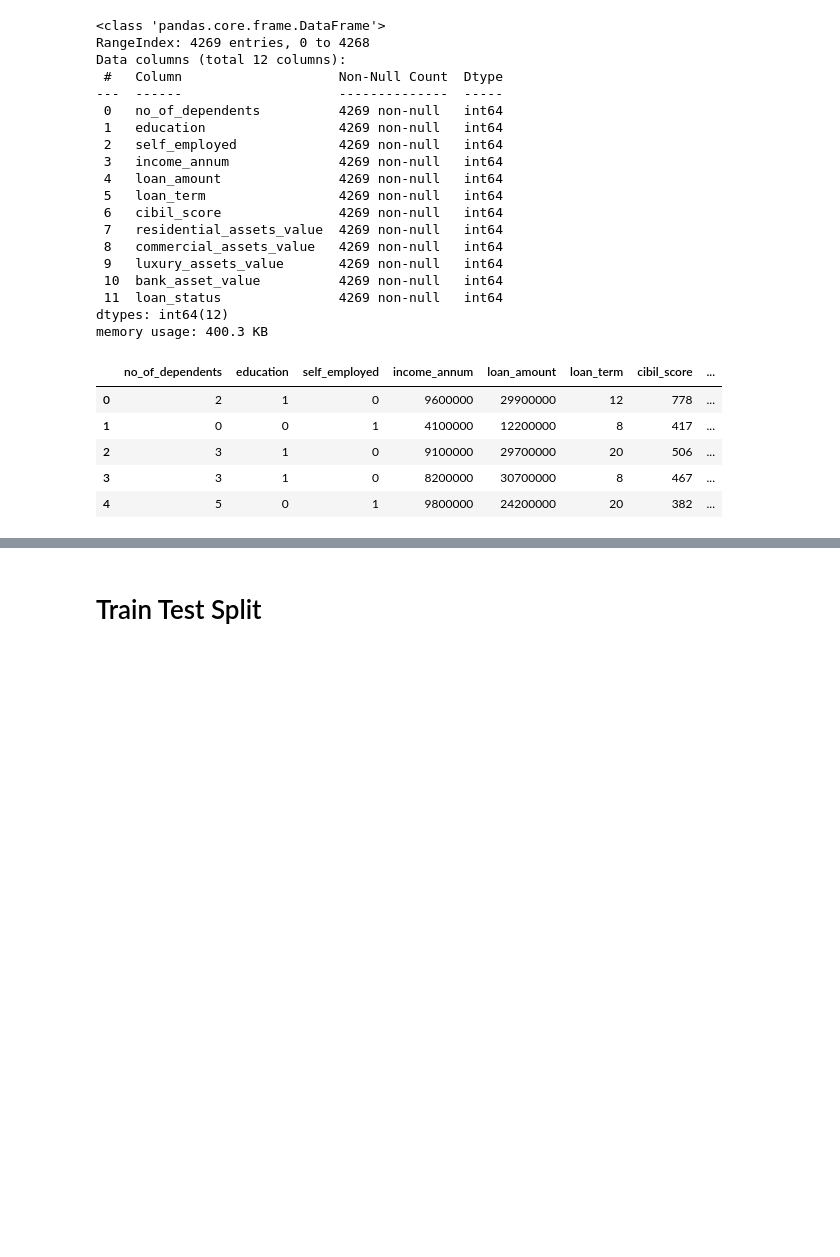
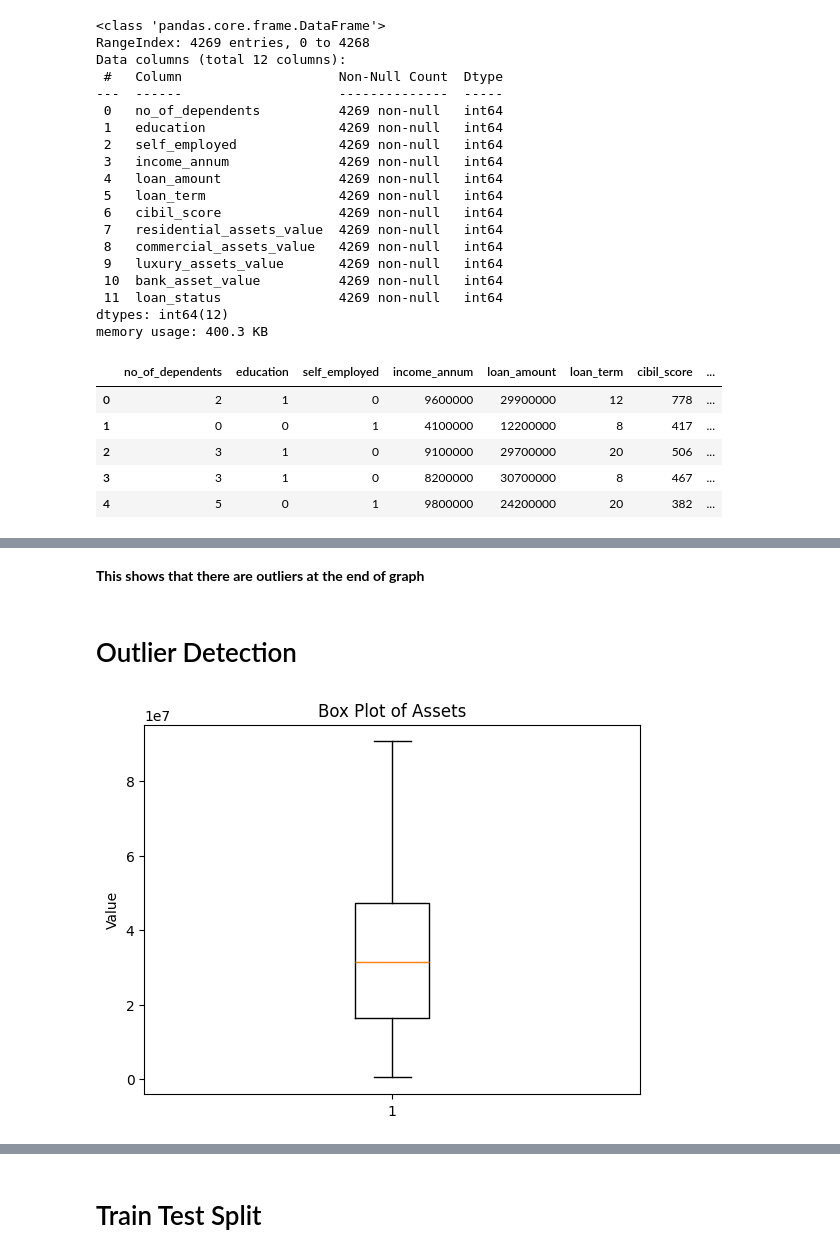
Before and after one commit to Chanidu26/Loan_Approval_Prediction, a Jupyter notebook: notebook/Loan_Approvel_Prediction.ipynb, the cells around one changed output, grey strips where cells are left out. Cells and saved outputs as stored; diff of their text form; code cells hidden in the pictures; blank space fills up the shorter version.

```diff
--- a/notebook/Loan_Approvel_Prediction.ipynb
+++ b/notebook/Loan_Approvel_Prediction.ipynb
@@ -300,0 +328,12 @@ data.head()
+# %% [markdown]
+**This shows that there are outliers at the end of graph**
+# %% [markdown]
+# Outlier Detection
+# %%
+#Bod Plot of Assets
+plt.boxplot(data['assets'])
+plt.title('Box Plot of Assets')
+plt.ylabel('Value')
+plt.show()
+# %% [output]
+[figure, added]
```
Also changed, not shown: parts of 22 cells of this notebook.
